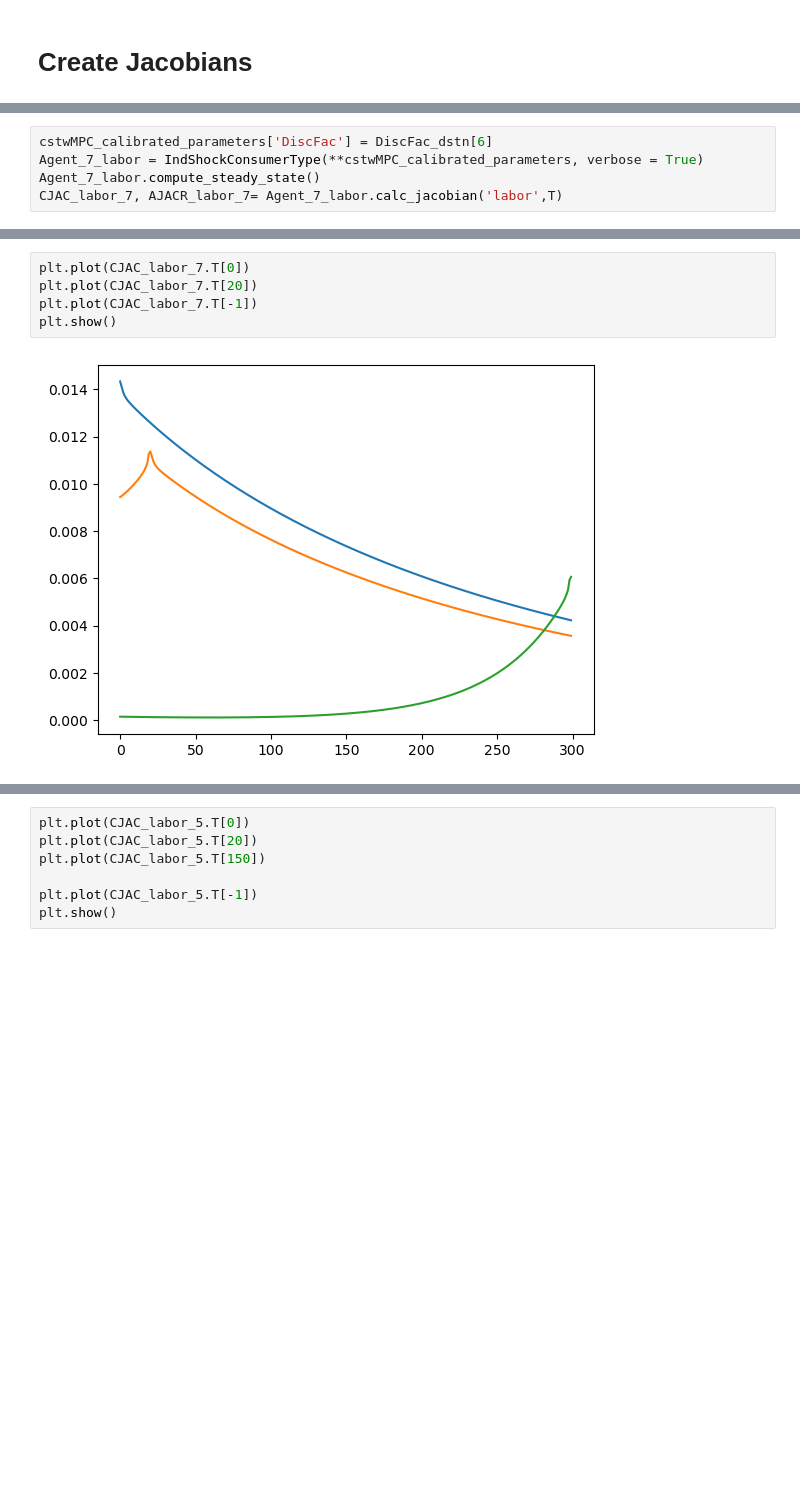
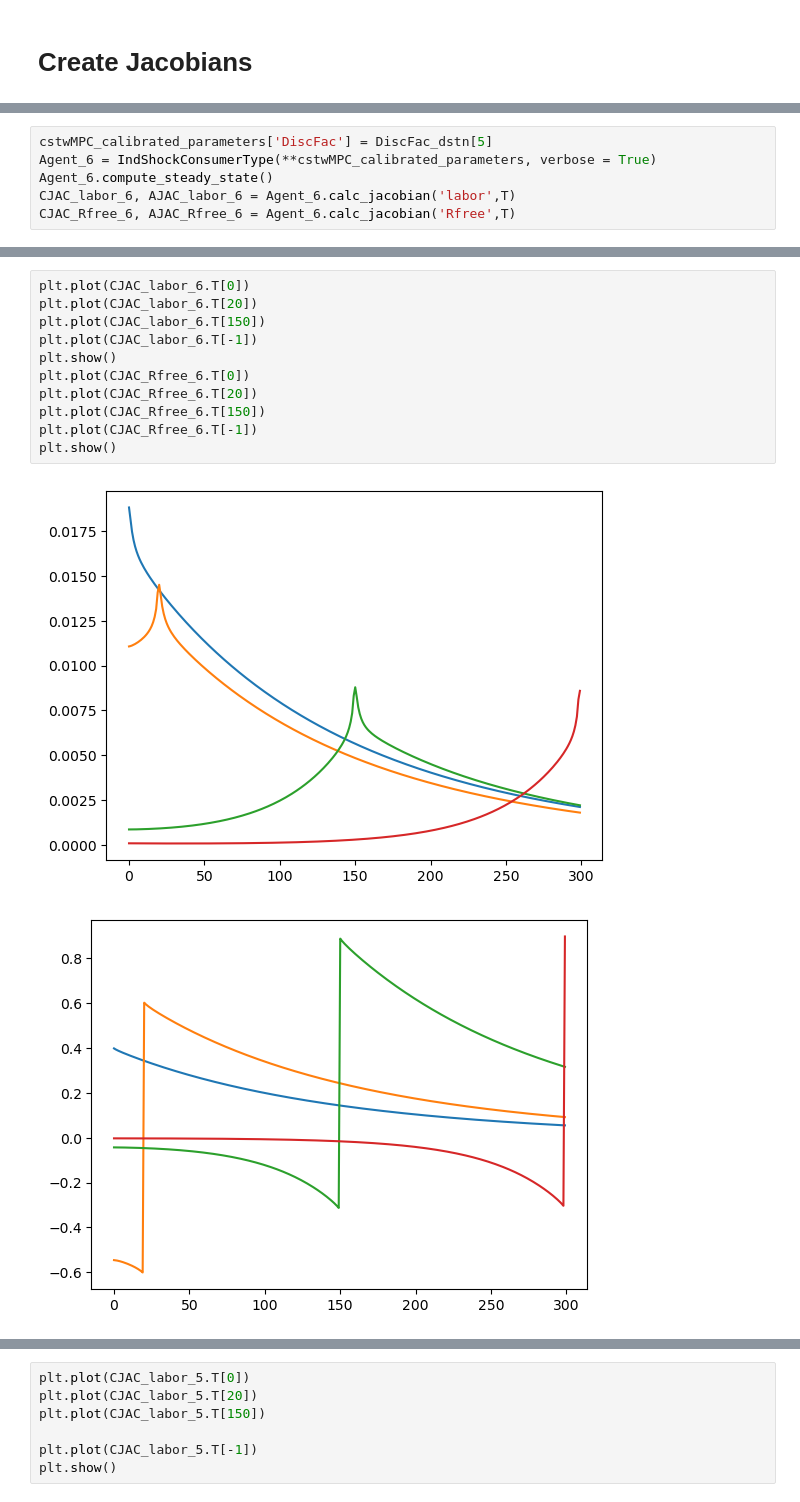
Before and after one commit to AMonninger/REMARK-ECB, a Jupyter notebook: code/python/IndShockConsumerType_DiscRate-12_15_2022.ipynb, the cells around one changed output, grey strips where cells are left out. Cells and saved outputs as stored; diff of their text form; blank space fills up the shorter version.

```diff
--- a/code/python/IndShockConsumerType_DiscRate-12_15_2022.ipynb
+++ b/code/python/IndShockConsumerType_DiscRate-12_15_2022.ipynb
@@ -513,6 +524,7 @@ OMP: Info #276: omp_set_nested routine deprecated, please use omp_set_max_active
 # %%
-cstwMPC_calibrated_parameters['DiscFac'] = DiscFac_dstn[6]
-Agent_7_labor = IndShockConsumerType(**cstwMPC_calibrated_parameters, verbose = True)
-Agent_7_labor.compute_steady_state()
-CJAC_labor_7, AJACR_labor_7= Agent_7_labor.calc_jacobian('labor',T)
+cstwMPC_calibrated_parameters['DiscFac'] = DiscFac_dstn[5]
+Agent_6 = IndShockConsumerType(**cstwMPC_calibrated_parameters, verbose = True)
+Agent_6.compute_steady_state()
+CJAC_labor_6, AJAC_labor_6 = Agent_6.calc_jacobian('labor',T)
+CJAC_Rfree_6, AJAC_Rfree_6 = Agent_6.calc_jacobian('Rfree',T)
 # %% [output]
@@ -527,10 +539,17 @@ WRPF                   = 0.069065
 DiscFacGPFNrmMax       = 0.980708
 DiscFacGPFAggLivPrbMax = 0.990099
 # %%
-plt.plot(CJAC_labor_7.T[0])
-plt.plot(CJAC_labor_7.T[20])
-plt.plot(CJAC_labor_7.T[-1])
+plt.plot(CJAC_labor_6.T[0])
+plt.plot(CJAC_labor_6.T[20])
+plt.plot(CJAC_labor_6.T[150])
+plt.plot(CJAC_labor_6.T[-1])
 plt.show()
+plt.plot(CJAC_Rfree_6.T[0])
+plt.plot(CJAC_Rfree_6.T[20])
+plt.plot(CJAC_Rfree_6.T[150])
+plt.plot(CJAC_Rfree_6.T[-1])
+plt.show()
 # %% [output]
-[figure, old version]
+[figure, new version]
+[figure, added]
 # %%
```
Also changed, not shown: parts of 82 cells of this notebook, 29 other files.
